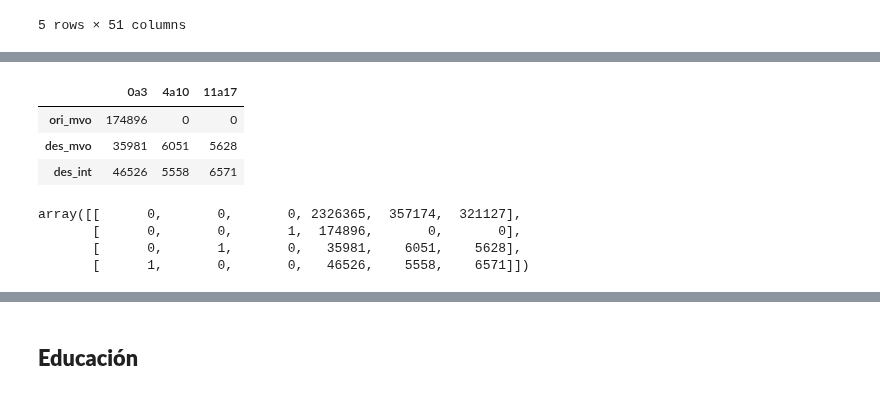
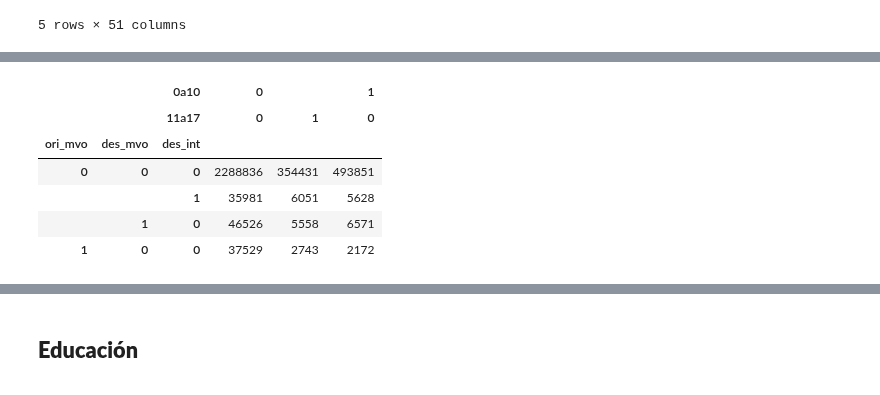
Before and after one commit to guillermodangelo/tesis, a Jupyter notebook: 02-eda_graficas.ipynb, the cells around one changed output, grey strips where cells are left out. Saved outputs shown, nothing was run; the diff lists cells and outputs as text; code cells hidden in the pictures.

```diff
--- a/02-eda_graficas.ipynb
+++ b/02-eda_graficas.ipynb
@@ -543,21 +543,20 @@ censo.head()
 cols = ['HOGCOD', 'DPTO', 'PERMI07', 'PERMI07_2', 'PERNA01']
 df = censo.loc[:,cols]
 
-lista_vars = ['total', 'ori_mvo', 'des_mvo', 'des_int', '0a3', '4a10', '11a17']
+lista_vars = ['total', 'ori_mvo', 'des_mvo', 'des_int', '0a10', '11a17']
 
 df[lista_vars[0]] = 1
-[df.insert(len(df.columns), lista_vars[i], 0) for i in range(1,7)]
+[df.insert(len(df.columns), lista_vars[i], 0) for i in range(1,6)]
 
 # destino Mvdeo.
-df.loc[(df.PERMI07 == 3) & (df.DPTO==1), lista_vars[0]] = 1
+df.loc[(df.PERMI07 == 3) & (df.DPTO==1), lista_vars[1]] = 1
 # destino interior
-df.loc[(df.PERMI07 == 3) & (df.PERMI07_2== 1), lista_vars[1]] = 1
+df.loc[(df.PERMI07 == 3) & (df.PERMI07_2== 1), lista_vars[2]] = 1
 # entre interior
-df.loc[(df.PERMI07 == 3) & (df.PERMI07_2!=1) & (df.DPTO!=1) & (df.PERMI07_2.isnull()==False), lista_vars[2]] = 1
+df.loc[(df.PERMI07 == 3) & (df.PERMI07_2!=1) & (df.DPTO!=1) & (df.PERMI07_2.isnull()==False), lista_vars[3]] = 1
 
 # niños
-df.loc[(df.PERNA01 <= 3), lista_vars[3]] = 1
-df.loc[(df.PERNA01.between(4,10)), lista_vars[4]] = 1
+df.loc[(df.PERNA01.between(0,10)), lista_vars[4]] = 1
 df.loc[(df.PERNA01.between(11,17)), lista_vars[5]] = 1
 
 df_group = df.groupby('HOGCOD').agg(
@@ -566,8 +565,7 @@ df_group = df.groupby('HOGCOD').agg(
                 lista_vars[2]: sum,
                 lista_vars[3]: sum,
                 lista_vars[4]: sum,
-                lista_vars[5]: sum,
-                lista_vars[6]: sum
+                lista_vars[5]: sum
             })
 
 
@@ -582,21 +580,21 @@ df.head()
 # %%
-cross = pd.crosstab(index=[df.ori_mvo, df.des_mvo, df.des_int], columns=[df['0a3'], df['4a10'], df['11a17']]).reset_index()
+cross = pd.crosstab(index=[df.ori_mvo, df.des_mvo, df.des_int], columns=[df['0a10'], df['11a17']])
 
-df_cross = pd.DataFrame(cross.values[1:4,3:6]).set_index(pd.Series(['ori_mvo', 'des_mvo', 'des_int']))
-df_cross.columns = ['0a3', '4a10', '11a17']
+# cross.reset_index(inplace=True)
 
-df_cross
+# df_cross = pd.DataFrame(cross.values[1:4,3:6])
 
-algo mal hay
+# df_cross.set_index(pd.Series(['ori_mvo', 'des_mvo', 'des_int']), inplace=True)
+# df_cross.columns = ['0a3', '4a10', '11a17']
+
+cross
+
+# algo mal hay
 # %% [output]
-|  | 0a3 | 4a10 | 11a17 |
-| ori_mvo | 174896 | 0 | 0 |
-| des_mvo | 35981 | 6051 | 5628 |
-| des_int | 46526 | 5558 | 6571 |
+|  |  | 0a10 | 0 |  | 1 |
+|  |  | 11a17 | 0 | 1 | 0 |
+| ori_mvo | des_mvo | des_int |  |  |  |
+| 0 | 0 | 0 | 2288836 | 354431 | 493851 |
+|  |  | 1 | 35981 | 6051 | 5628 |
+|  | 1 | 0 | 46526 | 5558 | 6571 |
+| 1 | 0 | 0 | 37529 | 2743 | 2172 |
-# %%
-cross.values
-# %% [output]
-array([[      0,       0,       0, 2326365,  357174,  321127],
-       [      0,       0,       1,  174896,       0,       0],
-       [      0,       1,       0,   35981,    6051,    5628],
-       [      1,       0,       0,   46526,    5558,    6571]])
```
Also changed, not shown: parts of 5 cells of this notebook, 8 other files.
